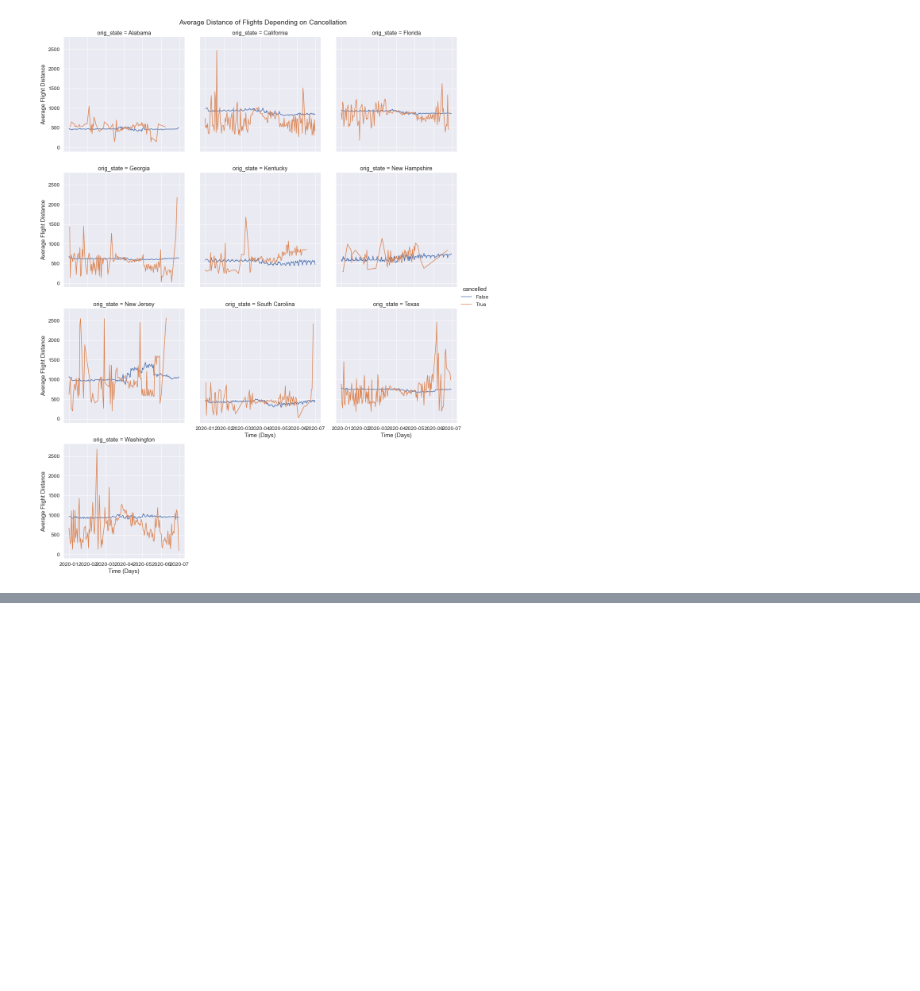
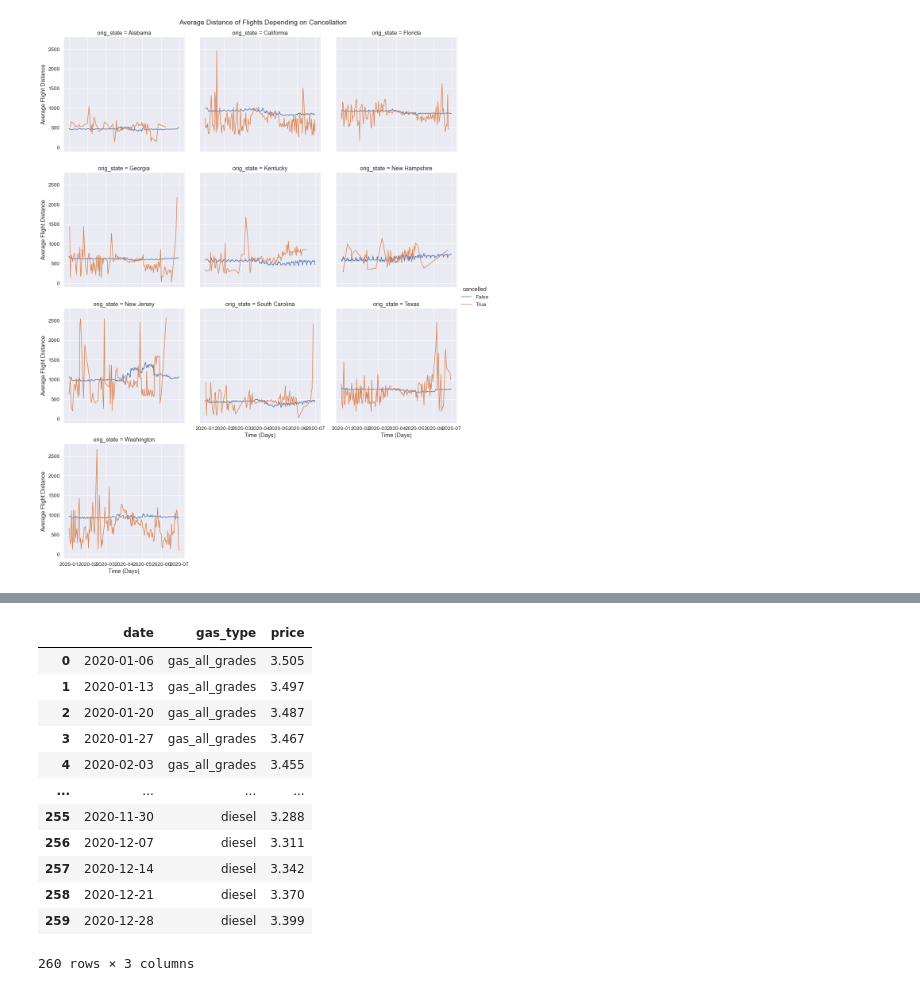
Before and after one commit to nahiJ/DATA-102-Final-Project, a Jupyter notebook: Workbook.ipynb, the cells around one changed output, grey strips where cells are left out. Drawn from its saved outputs; the diff is of its cells as text; code cells hidden in the pictures; blank space fills up the shorter version.

```diff
--- a/Workbook.ipynb
+++ b/Workbook.ipynb
@@ -285,0 +333,17 @@ ax_5.set_axis_labels(x_var="Time (Days)", y_var="Average Flight Distance");
+# %%
+gas_m = gas_c.melt("date", var_name="gas_type", value_name="price")
+gas_m
+# %% [output]
+|  | date | gas_type | price |
+| 0 | 2020-01-06 | gas_all_grades | 3.505 |
+| 1 | 2020-01-13 | gas_all_grades | 3.497 |
+| 2 | 2020-01-20 | gas_all_grades | 3.487 |
+| 3 | 2020-01-27 | gas_all_grades | 3.467 |
+| 4 | 2020-02-03 | gas_all_grades | 3.455 |
+| ... | ... | ... | ... |
+| 255 | 2020-11-30 | diesel | 3.288 |
+| 256 | 2020-12-07 | diesel | 3.311 |
+| 257 | 2020-12-14 | diesel | 3.342 |
+| 258 | 2020-12-21 | diesel | 3.370 |
+| 259 | 2020-12-28 | diesel | 3.399 |
+260 rows × 3 columns
```
Also changed, not shown: parts of 3 cells of this notebook.
